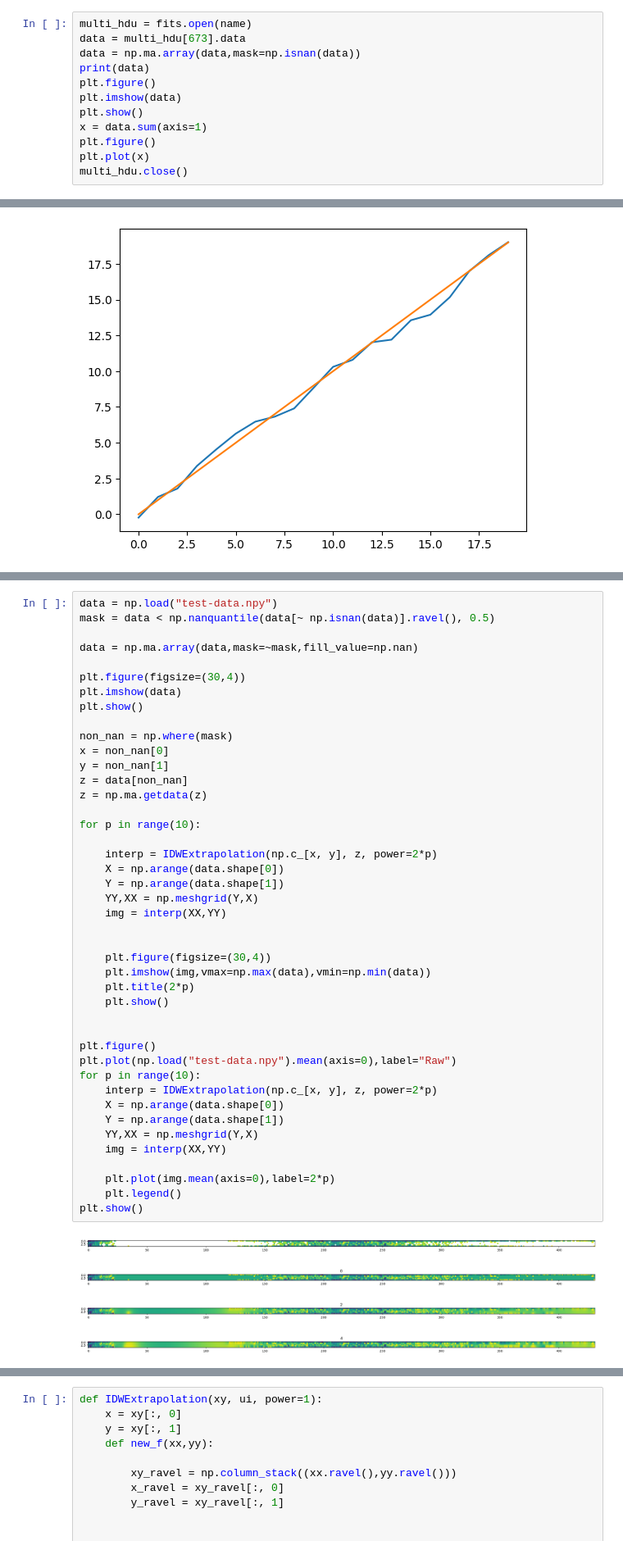
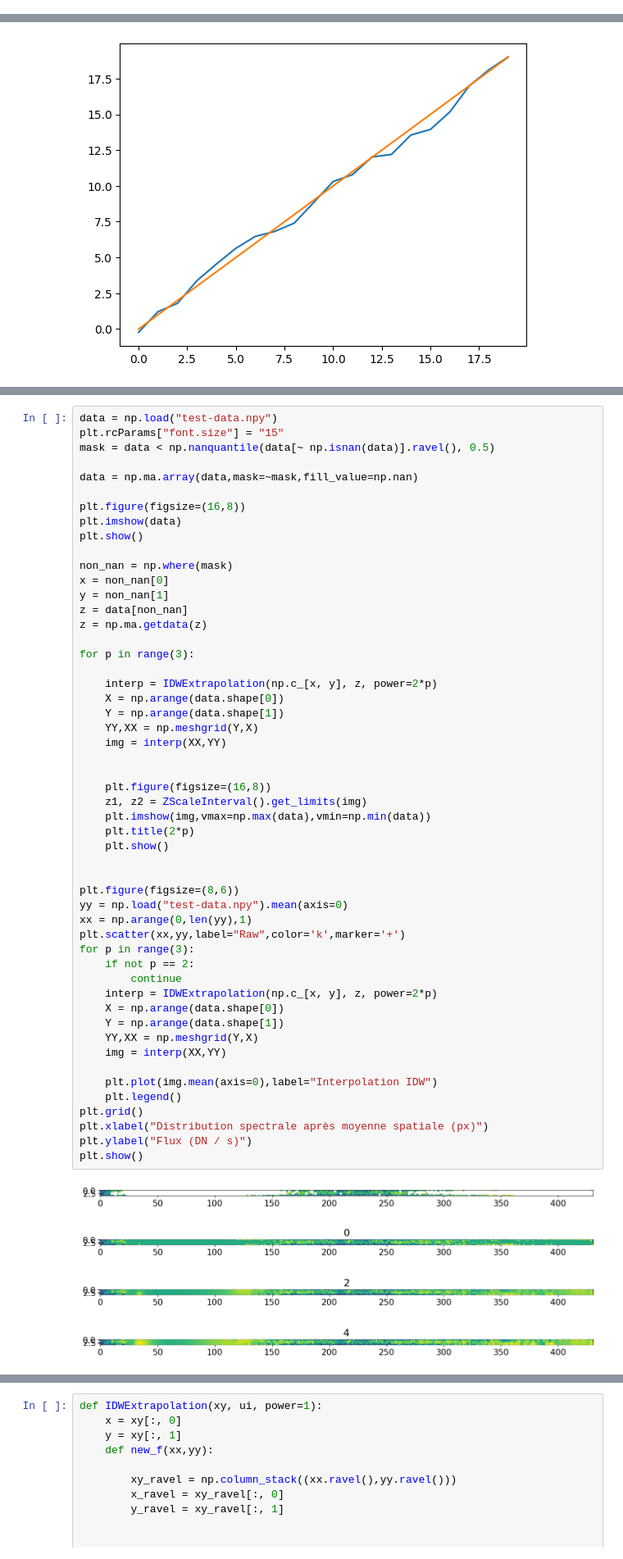
Before and after one commit to TimEpsilon/BetterNIRSpecBackground, a Jupyter notebook: JWST/TestStage2/Background_Testing.ipynb, the cells around one changed output, grey strips where cells are left out. Shown at 82% size. Saved outputs shown, nothing was run; the diff lists cells and outputs as text.

Commit message:
Refractor and graphs

```diff
--- a/JWST/TestStage2/Background_Testing.ipynb
+++ b/JWST/TestStage2/Background_Testing.ipynb
@@ -155,15 +156,3 @@ print(data[non_nan])
  [nan nan nan nan nan nan nan nan nan nan]]
 (array([2, 2, 2, 2, 2, 2, 2, 2, 2, 2, 3, 3, 3, 3, 3, 3, 3, 3, 3, 3]), array([0, 1, 2, 3, 4, 5, 6, 7, 8, 9, 0, 1, 2, 3, 4, 5, 6, 7, 8, 9]))
 [1. 1. 1. 1. 1. 1. 1. 1. 1. 1. 1. 1. 1. 1. 1. 1. 1. 1. 1. 1.]
-# %%
-multi_hdu = fits.open(name)
-data = multi_hdu[673].data
-data = np.ma.array(data,mask=np.isnan(data))
-print(data)
-plt.figure()
-plt.imshow(data)
-plt.show()
-x = data.sum(axis=1)
-plt.figure()
-plt.plot(x)
-multi_hdu.close()
@@ -392,48 +247,57 @@ plt.show()
 # %%
 data = np.load("test-data.npy")
+plt.rcParams["font.size"] = "15"
 mask = data < np.nanquantile(data[~ np.isnan(data)].ravel(), 0.5)
 
 data = np.ma.array(data,mask=~mask,fill_value=np.nan)
 
-plt.figure(figsize=(30,4))
+plt.figure(figsize=(16,8))
 plt.imshow(data)
 plt.show()
 
 non_nan = np.where(mask)
 x = non_nan[0]
 y = non_nan[1]
 z = data[non_nan]
 z = np.ma.getdata(z)
 
-for p in range(10):
+for p in range(3):
 
     interp = IDWExtrapolation(np.c_[x, y], z, power=2*p)
     X = np.arange(data.shape[0])
     Y = np.arange(data.shape[1])
     YY,XX = np.meshgrid(Y,X)
     img = interp(XX,YY)
 
 
-    plt.figure(figsize=(30,4))
+    plt.figure(figsize=(16,8))
+    z1, z2 = ZScaleInterval().get_limits(img)
     plt.imshow(img,vmax=np.max(data),vmin=np.min(data))
     plt.title(2*p)
     plt.show()
 
 
-plt.figure()
-plt.plot(np.load("test-data.npy").mean(axis=0),label="Raw")
-for p in range(10):
+plt.figure(figsize=(8,6))
+yy = np.load("test-data.npy").mean(axis=0)
+xx = np.arange(0,len(yy),1)
+plt.scatter(xx,yy,label="Raw",color='k',marker='+')
+for p in range(3):
+    if not p == 2:
+        continue
     interp = IDWExtrapolation(np.c_[x, y], z, power=2*p)
     X = np.arange(data.shape[0])
     Y = np.arange(data.shape[1])
     YY,XX = np.meshgrid(Y,X)
     img = interp(XX,YY)
 
-    plt.plot(img.mean(axis=0),label=2*p)
+    plt.plot(img.mean(axis=0),label="Interpolation IDW")
     plt.legend()
+plt.grid()
+plt.xlabel("Distribution spectrale après moyenne spatiale (px)")
+plt.ylabel("Flux (DN / s)")
 plt.show()
 # %% [output]
-[figure, old version]
+[figure, new version]
-[figure, old version]
+[figure, new version]
-[figure, old version]
+[figure, new version]
-[figure, old version]
+[figure, new version]
```
Also changed, not shown: parts of 27 cells of this notebook, 1 other file.
